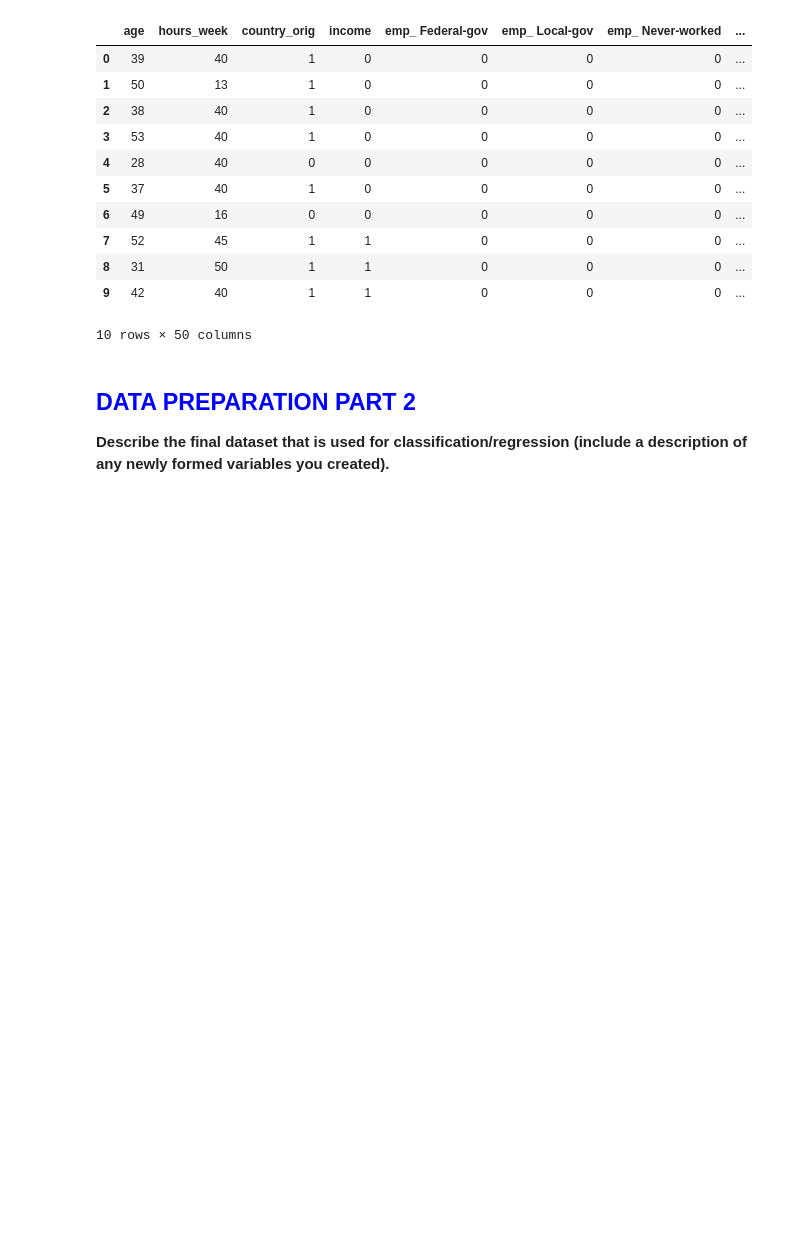
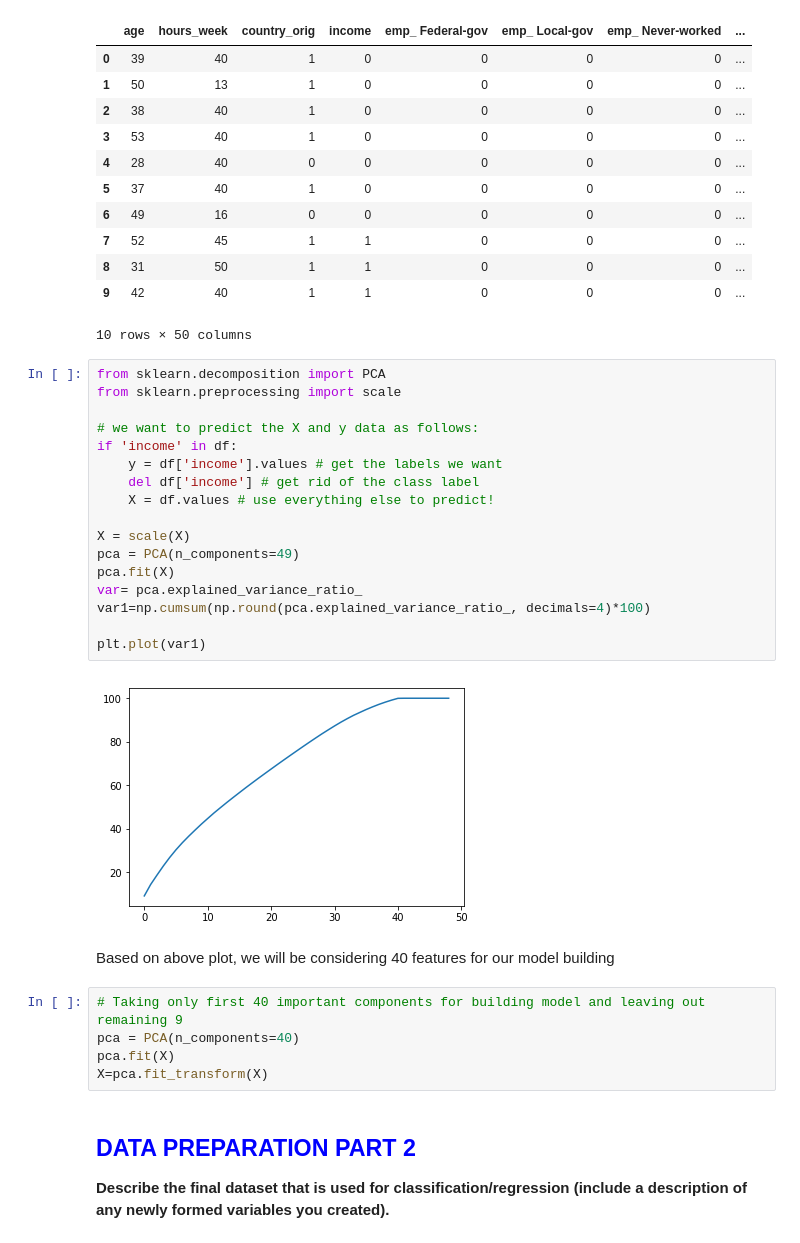
Before and after one commit to emccandlesssmu/data_mining, a Jupyter notebook: Lab_2_Assignment_GK.ipynb, the cells around one changed output. Drawn from its saved outputs; the diff is of its cells as text; blank space fills up the shorter version.

```diff
--- a/Lab_2_Assignment_GK.ipynb
+++ b/Lab_2_Assignment_GK.ipynb
@@ -108,6 +108,32 @@ df.head(10)
 | 8 | 31 | 50 | 1 | 1 | 0 | 0 | 0 | ... |
 | 9 | 42 | 40 | 1 | 1 | 0 | 0 | 0 | ... |
 10 rows × 50 columns
+# %%
+from sklearn.decomposition import PCA
+from sklearn.preprocessing import scale
+
+# we want to predict the X and y data as follows:
+if 'income' in df:
+    y = df['income'].values # get the labels we want
+    del df['income'] # get rid of the class label
+    X = df.values # use everything else to predict!
+
+X = scale(X)
+pca = PCA(n_components=49)
+pca.fit(X)
+var= pca.explained_variance_ratio_
+var1=np.cumsum(np.round(pca.explained_variance_ratio_, decimals=4)*100)
+
+plt.plot(var1)
+# %% [output]
+[figure, added]
+# %% [markdown]
+Based on above plot, we will be considering 40 features for our model building
+# %%
+# Taking only first 40 important components for building model and leaving out remaining 9
+pca = PCA(n_components=40)
+pca.fit(X)
+X=pca.fit_transform(X)
 # %% [markdown]
 ## <font color=blue>DATA PREPARATION PART 2</font>
 
```
Also changed, not shown: parts of 5 cells of this notebook.
